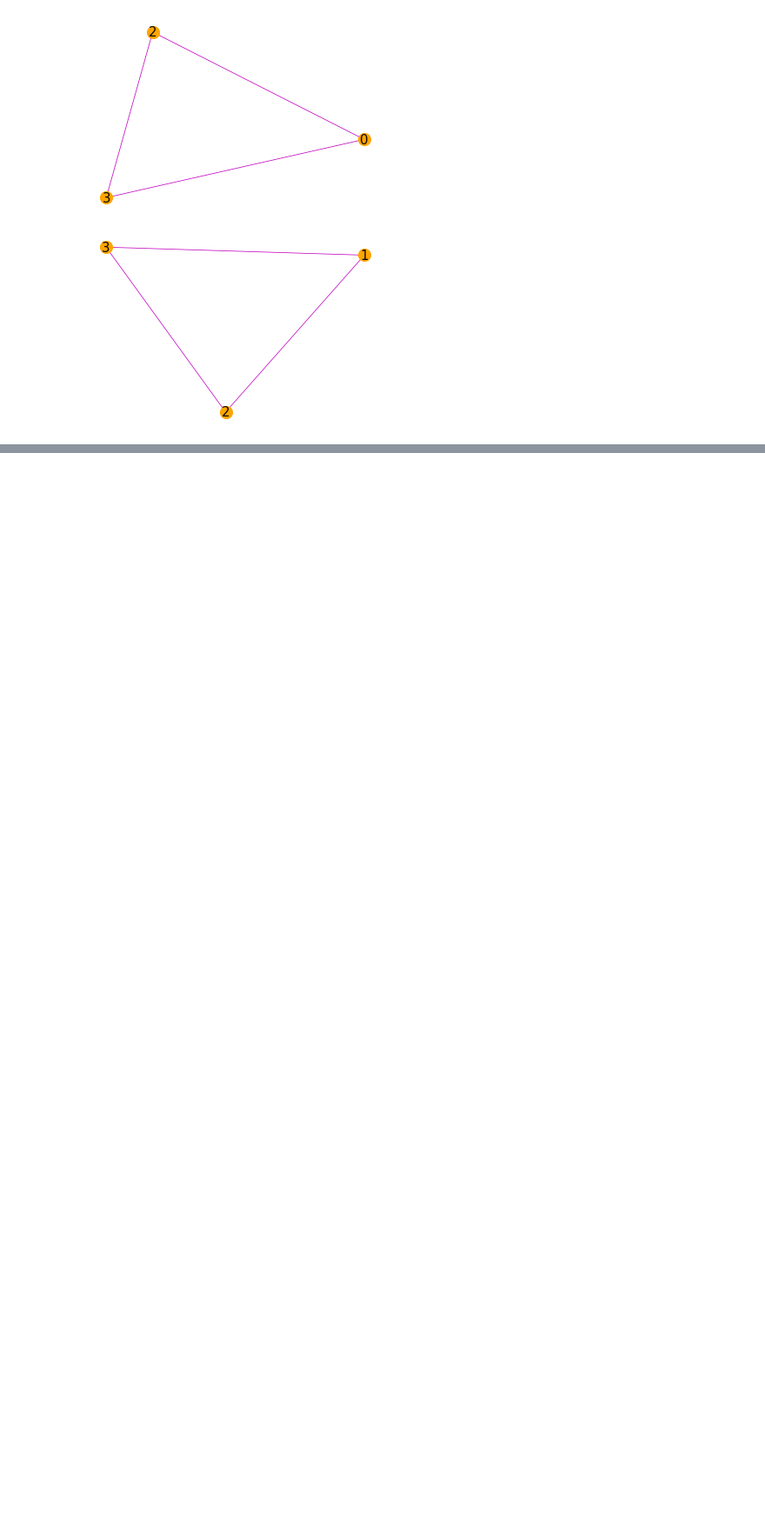
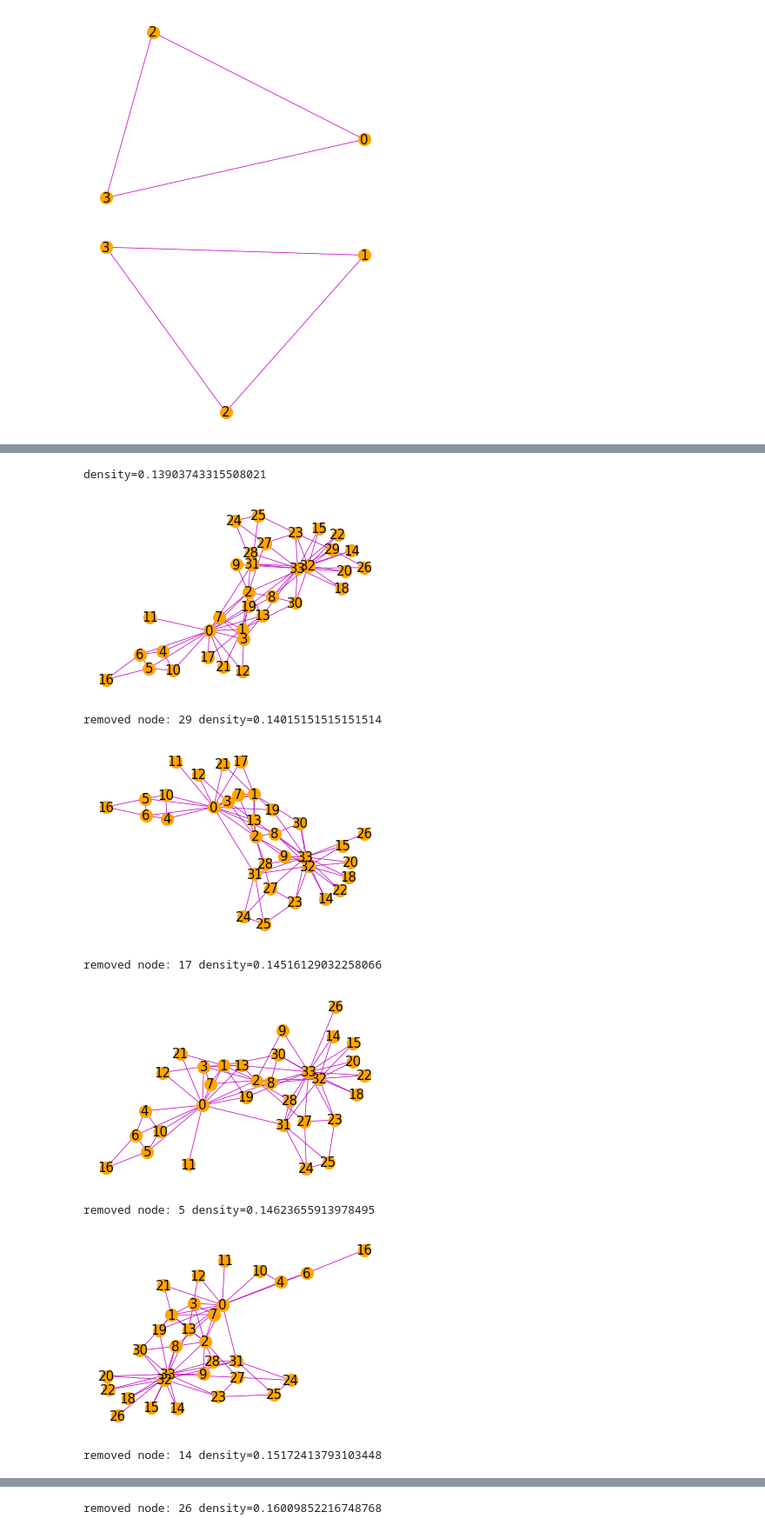
Before and after one commit to javiervz/network_science, a Jupyter notebook: graphs.ipynb, the cells around one changed output, grey strips where cells are left out. Shown: that part at 87% size. Cells and saved outputs as stored; diff of their text form; code cells hidden in the pictures; blank space fills up the shorter version.

```diff
--- a/graphs.ipynb
+++ b/graphs.ipynb
@@ -148,0 +152,24 @@ plot_graph(S)
+# %%
+G = nx.karate_club_graph()
+density=nx.density(G)
+print('density='+str(density))
+plot_graph(G)
+
+while len(G)>0:
+  node=random.choice(list(G.nodes))
+  G.remove_node(node)
+  density_remove=nx.density(G)
+  if density_remove>density:
+    print('removed node: '+str(node)+' '+'density='+str(density_remove))
+    density=density_remove
+    plot_graph(G)
+# %% [output]
+density=0.13903743315508021
+[figure, added]
+removed node: 29 density=0.14015151515151514
+[figure, added]
+removed node: 17 density=0.14516129032258066
+[figure, added]
+removed node: 5 density=0.14623655913978495
+[figure, added]
+removed node: 14 density=0.15172413793103448
@@ -148,0 +177 @@ plot_graph(S)
+removed node: 26 density=0.16009852216748768
```
Also changed, not shown: parts of 4 cells of this notebook.
